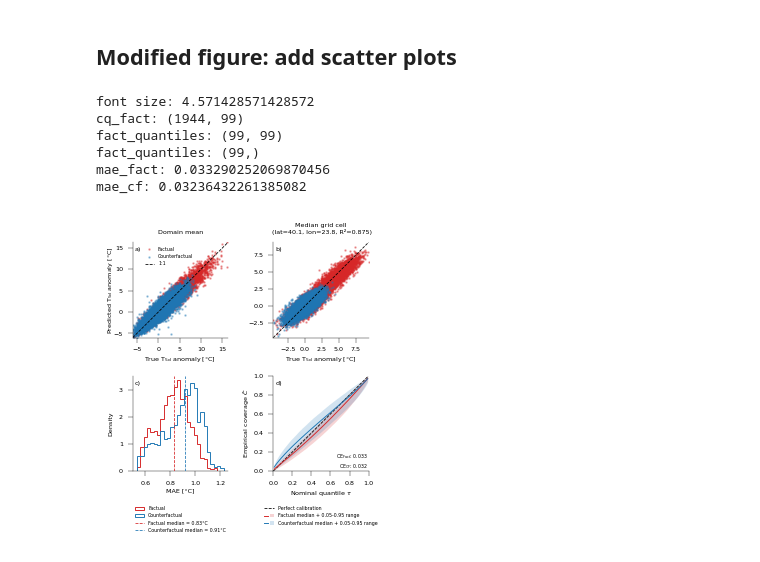
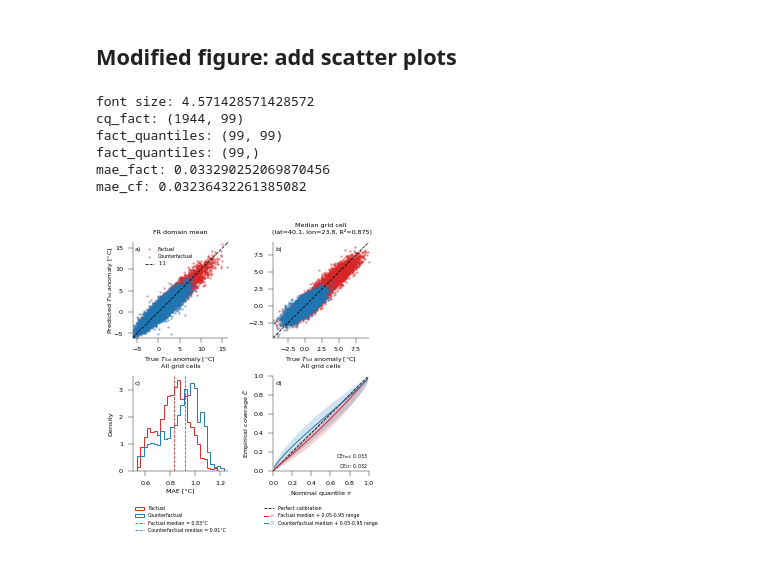
Before and after one commit to Motte12/Towards-a-distributional-autoencoder-for-climate-counterfactuals, a Jupyter notebook: src/analysis/DAE_evaluation/plot_data.ipynb, the cells around one changed output. Cells and saved outputs as stored; diff of their text form; code cells hidden in the pictures.

Commit message:
figure adjustments

```diff
--- a/src/analysis/DAE_evaluation/plot_data.ipynb
+++ b/src/analysis/DAE_evaluation/plot_data.ipynb
@@ -177,11 +177,11 @@ axes[0, 0].plot(
 )
 axes[0, 0].set_xlim(lims_a)
 axes[0, 0].set_ylim(lims_a)
-axes[0, 0].set_xlabel("True " + r"$\mathrm{T_{5d}}$ anomaly [°C]", labelpad=2)
+axes[0, 0].set_xlabel("True " + r"$T_{\mathrm{5d}}$ anomaly [°C]", labelpad=2)
 #axes[0, 0].set_ylabel("Predicted domain mean " + r"$\mathrm{T}_{5d}$ [$^\circ$C]", labelpad=labelpad +2)
-axes[0, 0].set_ylabel("Predicted" + r" $\mathrm{T_{5d}}$ anomaly [°C]", labelpad=labelpad)
+axes[0, 0].set_ylabel("Predicted" + r" $T_{\mathrm{5d}}$ anomaly [°C]", labelpad=labelpad)
 axes[0, 0].set_aspect("equal")
-axes[0, 0].set_title("Domain mean")
+axes[0, 0].set_title("FR domain mean")
 
 axes[0, 0].legend(
     #frameon=True,
@@ -215,7 +215,7 @@ lims_b = [
 axes[0, 1].plot(lims_b, lims_b, linestyle="--", color="black", linewidth=LINE_WIDTH)
 axes[0, 1].set_xlim(lims_b)
 axes[0, 1].set_ylim(lims_b)
-axes[0, 1].set_xlabel("True " + r"$\mathrm{T_{5d}}$ anomaly [°C]", labelpad=2)
+axes[0, 1].set_xlabel("True " + r"$T_{\mathrm{5d}}$ anomaly [°C]", labelpad=2)
 #axes[0, 1].set_ylabel("Predicted " + r"$\mathrm{T}_{5d}$ anomaly [$^\circ$C]", labelpad=labelpad)
 axes[0, 1].set_title(
     f"Median grid cell\n (lat={lat_p50:.1f}, lon={lon_p50:.1f}, R²={r2_p50_val:.3f})",
@@ -280,6 +280,7 @@ axes[1, 0].legend(
     ncol=1,
     fontsize=LEGEND_FONT_SIZE, #max(FONT_SIZE - 2, 4)
 )
+axes[1, 0].set_title("All grid cells")
 
 # ---------------------------------------------------------------------
 # Panel D (bottom-right): spatial calibration
@@ -334,7 +335,7 @@ axes[1, 1].set_xlim(0, 1)
 axes[1, 1].set_ylim(0, 1)
 axes[1, 1].set_xlabel("Nominal quantile " + r"$\tau$", labelpad=2)
 axes[1, 1].set_ylabel("Empirical coverage " + r"$\hat{C}$", labelpad=labelpad+2)
-
+axes[1, 1].set_title("All grid cells")
 # ---------------------------------------------------------------------
 # print CE
 # ---------------------------------------------------------------------
@@ -411,32 +412,33 @@ legend_handles = [
         Line2D([0], [0], color="tab:blue", linewidth=LINE_WIDTH_THICK),
         Patch(facecolor="tab:blue", alpha=0.2, edgecolor="none"),
     ),
 ]
 
 axes[1, 1].legend(
     handles=legend_handles,
     labels=[
         "Perfect calibration",
         "Factual median + 0.05-0.95 range",
         "Counterfactual median + 0.05-0.95 range",
     ],
     handler_map={tuple: HandlerTuple(ndivide=None)},
     frameon=False,
     loc="upper center",
     bbox_to_anchor=(0.5, -0.32),
     ncol=1,
     fontsize=LEGEND_FONT_SIZE, #max(FONT_SIZE - 2, 4),
 )
 
 fig.subplots_adjust(left=0.0, right=1.0, top=1.0, bottom=0.05, wspace=0.4, hspace=0.4)
 
-fig.savefig("figure02.pdf", bbox_inches="tight")
+#fig.savefig("figure02.pdf", bbox_inches="tight")
+#fig.savefig("figure02_test.pdf", bbox_inches="tight")
 plt.show()
 # %% [output]
 font size: 4.571428571428572
 cq_fact: (1944, 99)
 fact_quantiles: (99, 99)
 fact_quantiles: (99,)
 mae_fact: 0.033290252069870456
 mae_cf: 0.03236432261385082
-[figure, old version]
+[figure, new version]
```
Also changed, not shown: 5 other files.
